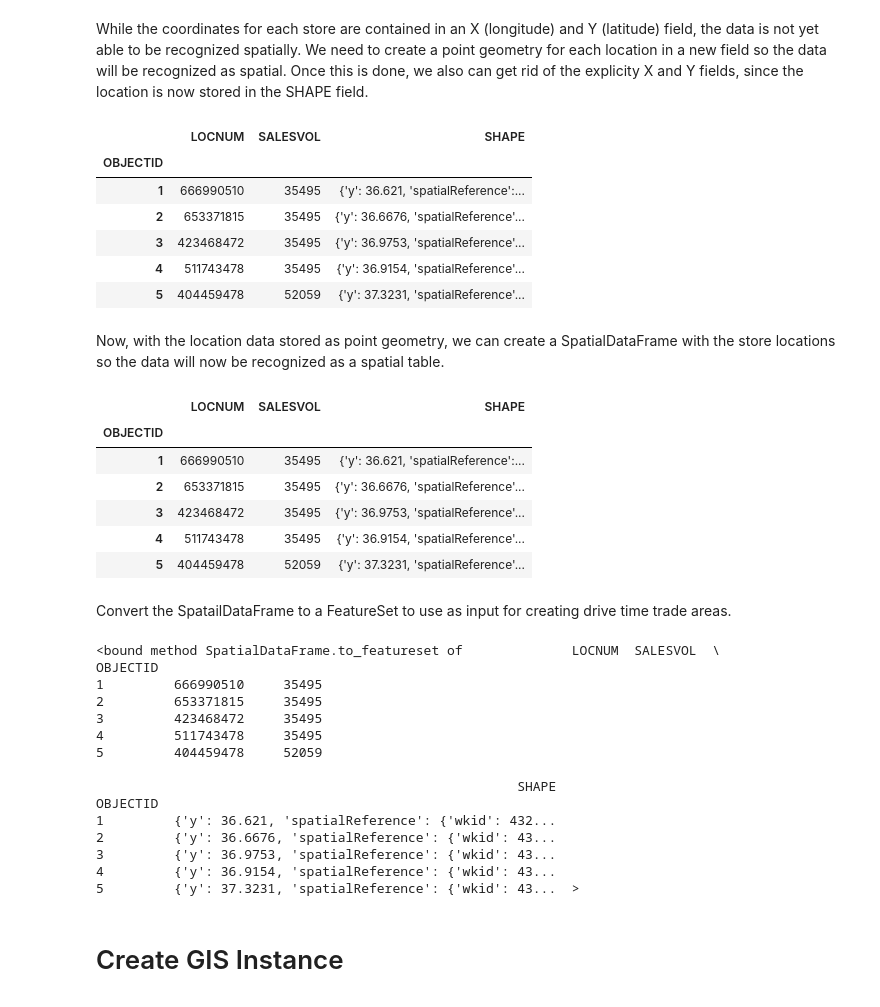
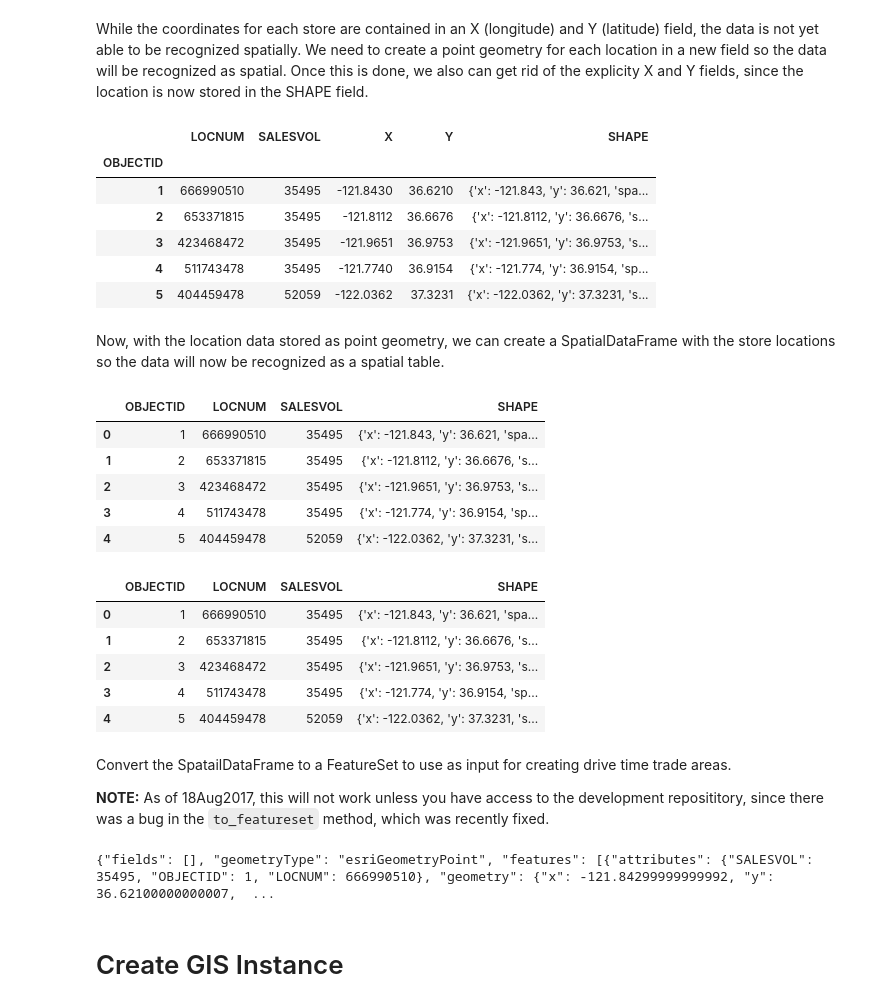
Before and after one commit to knu2xs/arcgis-machine-learning-demonstrations, a Jupyter notebook: Load Data.ipynb, the cells around one changed output. Cells and saved outputs as stored; diff of their text form; code cells hidden in the pictures.

```diff
--- a/Load Data.ipynb
+++ b/Load Data.ipynb
@@ -19,54 +19,51 @@ df.head()
 # %% [markdown]
 While the coordinates for each store are contained in an X (longitude) and Y (latitude) field, the data is not yet able to be recognized spatially. We need to create a point geometry for each location in a new field so the data will be recognized as spatial. Once this is done, we also can get rid of the explicity X and Y fields, since the location is now stored in the SHAPE field.
 # %%
-df['SHAPE'] = df.apply(lambda row: arcgis.geometry.Point(
-    {'x': row.X, 'y': row.Y, 'spatialReference': arcgis.geometry.SpatialReference({'wkid': 4326})}
-), axis=1)
-df = df.drop(['X', 'Y'], axis=1)
+df['SHAPE'] = df.apply(lambda row: arcgis.geometry.Point({'x': row.X, 'y': row.Y, 'spatialReference': {'wkid': 4326}}), axis=1)
 df.head()
 # %% [output]
-|  | LOCNUM | SALESVOL | SHAPE |
-| OBJECTID |  |  |  |
-| 1 | 666990510 | 35495 | {'y': 36.621, 'spatialReference':... |
-| 2 | 653371815 | 35495 | {'y': 36.6676, 'spatialReference'... |
-| 3 | 423468472 | 35495 | {'y': 36.9753, 'spatialReference'... |
-| 4 | 511743478 | 35495 | {'y': 36.9154, 'spatialReference'... |
-| 5 | 404459478 | 52059 | {'y': 37.3231, 'spatialReference'... |
+|  | LOCNUM | SALESVOL | X | Y | SHAPE |
+| OBJECTID |  |  |  |  |  |
+| 1 | 666990510 | 35495 | -121.8430 | 36.6210 | {'x': -121.843, 'y': 36.621, 'spa... |
+| 2 | 653371815 | 35495 | -121.8112 | 36.6676 | {'x': -121.8112, 'y': 36.6676, 's... |
+| 3 | 423468472 | 35495 | -121.9651 | 36.9753 | {'x': -121.9651, 'y': 36.9753, 's... |
+| 4 | 511743478 | 35495 | -121.7740 | 36.9154 | {'x': -121.774, 'y': 36.9154, 'sp... |
+| 5 | 404459478 | 52059 | -122.0362 | 37.3231 | {'x': -122.0362, 'y': 37.3231, 's... |
 # %% [markdown]
 Now, with the location data stored as point geometry, we can create a SpatialDataFrame with the store locations so the data will now be recognized as a spatial table.
 # %%
 sdf = arcgis.features.SpatialDataFrame(df)
+sdf.set_geometry(col='SHAPE')
+sdf.reset_index(inplace=True)
+sdf = sdf.drop(['X', 'Y'], axis=1)
 sdf.head()
 # %% [output]
-|  | LOCNUM | SALESVOL | SHAPE |
-| OBJECTID |  |  |  |
-| 1 | 666990510 | 35495 | {'y': 36.621, 'spatialReference':... |
-| 2 | 653371815 | 35495 | {'y': 36.6676, 'spatialReference'... |
-| 3 | 423468472 | 35495 | {'y': 36.9753, 'spatialReference'... |
-| 4 | 511743478 | 35495 | {'y': 36.9154, 'spatialReference'... |
-| 5 | 404459478 | 52059 | {'y': 37.3231, 'spatialReference'... |
+|  | OBJECTID | LOCNUM | SALESVOL | SHAPE |
+| 0 | 1 | 666990510 | 35495 | {'x': -121.843, 'y': 36.621, 'spa... |
+| 1 | 2 | 653371815 | 35495 | {'x': -121.8112, 'y': 36.6676, 's... |
+| 2 | 3 | 423468472 | 35495 | {'x': -121.9651, 'y': 36.9753, 's... |
+| 3 | 4 | 511743478 | 35495 | {'x': -121.774, 'y': 36.9154, 'sp... |
+| 4 | 5 | 404459478 | 52059 | {'x': -122.0362, 'y': 37.3231, 's... |
+# %%
+# get a subset to test with, just the first five records
+sdf = sdf[:5]
+sdf
+# %% [output]
+|  | OBJECTID | LOCNUM | SALESVOL | SHAPE |
+| 0 | 1 | 666990510 | 35495 | {'x': -121.843, 'y': 36.621, 'spa... |
+| 1 | 2 | 653371815 | 35495 | {'x': -121.8112, 'y': 36.6676, 's... |
+| 2 | 3 | 423468472 | 35495 | {'x': -121.9651, 'y': 36.9753, 's... |
+| 3 | 4 | 511743478 | 35495 | {'x': -121.774, 'y': 36.9154, 'sp... |
+| 4 | 5 | 404459478 | 52059 | {'x': -122.0362, 'y': 37.3231, 's... |
 # %% [markdown]
 Convert the SpatailDataFrame to a FeatureSet to use as input for creating drive time trade areas.
+
+__NOTE:__ As of 18Aug2017, this will not work unless you have access to the development reposititory, since there was a bug in the `to_featureset` method, which was recently fixed.
 # %%
-#fs = arcgis.features.SpatialDataFrame(df).to_featureset  # chaining all in one line
-fs = sdf.head().to_featureset  # for now, just testing with first five records
+fs = sdf.to_featureset()  # for now, just testing with first five records
 fs
 # %% [output]
-<bound method SpatialDataFrame.to_featureset of              LOCNUM  SALESVOL  \
-OBJECTID
-1         666990510     35495
-2         653371815     35495
-3         423468472     35495
-4         511743478     35495
-5         404459478     52059
-
-                                                      SHAPE
-OBJECTID
-1         {'y': 36.621, 'spatialReference': {'wkid': 432...
-2         {'y': 36.6676, 'spatialReference': {'wkid': 43...
-3         {'y': 36.9753, 'spatialReference': {'wkid': 43...
-4         {'y': 36.9154, 'spatialReference': {'wkid': 43...
-5         {'y': 37.3231, 'spatialReference': {'wkid': 43...  >
+{"fields": [], "geometryType": "esriGeometryPoint", "features": [{"attributes": {"SALESVOL": 35495, "OBJECTID": 1, "LOCNUM": 666990510}, "geometry": {"x": -121.84299999999992, "y": 36.62100000000007,  ...
 # %% [markdown]
 # Create GIS Instance
 # %%
```
Also changed, not shown: parts of 4 cells of this notebook, 2 other files.
